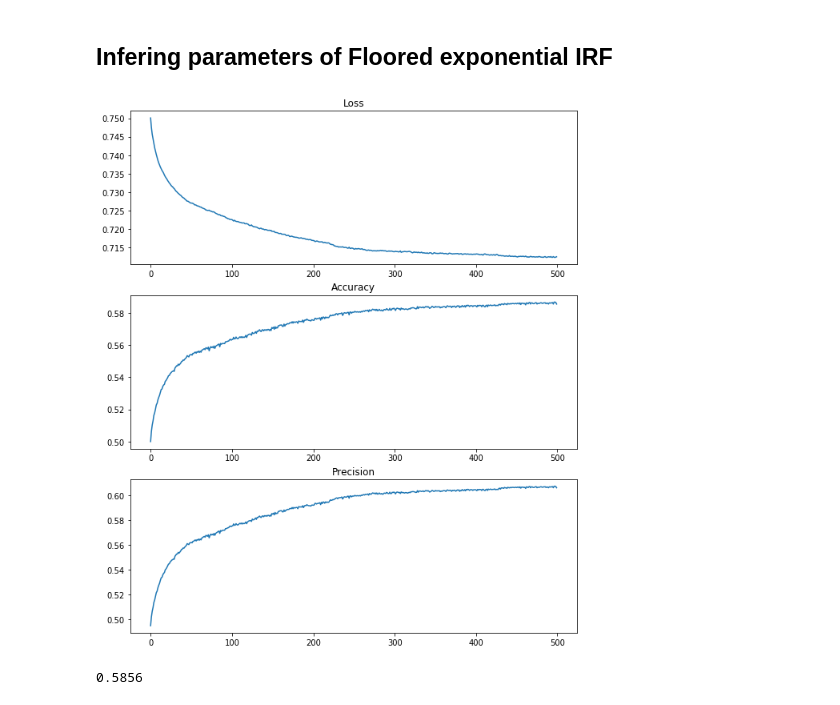
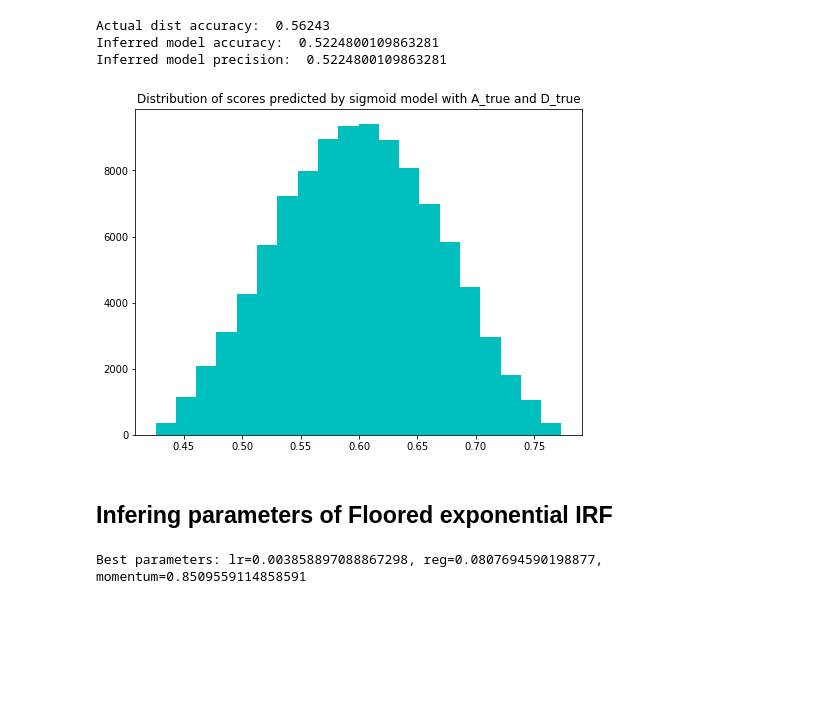
Before and after one commit to lfvarela/irt-explore, a Jupyter notebook: inference/train.ipynb, the cells around one changed output. Cells and saved outputs as stored; diff of their text form; code cells hidden in the pictures; blank space fills up the shorter version.

Commit message:
Major updates on code layout. New utils module takes care of common tasks.

```diff
--- a/inference/train.ipynb
+++ b/inference/train.ipynb
@@ -75,0 +1,25 @@ plt.show()
+# %%
+import models
+import utils
+import torch
+import torch.nn.functional as f
+import numpy as np
+import matplotlib.pyplot as plt
+
+%load_ext autoreload
+%autoreload 2
+
+torch.manual_seed(42)
+
+dtype = torch.float
+device = torch.device("cpu")
+# device = torch.device("cuda:0") # Uncomment this to run on GPU
+
+Y = torch.tensor(np.load('../datasets/floored_exp_correl.npy'), dtype=dtype)
+A_true = np.load('../datasets/students_correl.npy')
+D_true = np.load('../datasets/questions_correl.npy')
+# We assume we know the relevant concept of each question beforehand
+concepts = np.nonzero(D_true)
+num_students, num_concepts = A_true.shape
+num_questions = D_true.shape[0]
+guess_prob = 1/5
@@ -76,2 +59,22 @@ plt.show()
+# %%
+_A = torch.tensor(A_true, dtype=dtype)
+_D = torch.tensor(D_true, dtype=dtype)
+scores = models.two_param_sigmoid_irf(_A[:, concepts[1]], _D[concepts], guess_prob)
+preds = (scores >= 0.5).float()
+print('Actual dist accuracy: ', torch.sum(Y == preds).item() / (Y.shape[0] * Y.shape[1]))
+#print(f.binary_cross_entropy(scores, Y))
+print('Inferred model accuracy: ', train_acc[-1])
+print('Inferred model precision: ', precision[-1])
+# %% [output]
+Actual dist accuracy:  0.56243
+Inferred model accuracy:  0.5224800109863281
+Inferred model precision:  0.5224800109863281
+# %%
+plt.figure(figsize=(8,6))
+plt.title('Distribution of scores predicted by sigmoid model with A_true and D_true')
+plt.hist(scores.numpy().flatten(), color='c', bins=20)
+plt.show()
+# %% [output]
+[figure, added]
 # %% [markdown]
 ## Infering parameters of Floored exponential IRF
@@ -118,18 +81,7 @@ for t in range(500):
-# %%
-plt.figure(figsize=(10, 12))
-plt.subplot(311)
-plt.title('Loss')
-plt.plot(losses)
-plt.subplot(312)
-plt.title('Accuracy')
-plt.plot(train_acc)
-plt.subplot(313)
-plt.title('Precision')
-plt.plot(precision)
-plt.show()
-# %% [output]
-[figure, removed]
-# %%
-train_acc[-1]
-# %% [output]
-0.5856
+# %%
+init_params = (num_students, num_questions, num_concepts, concepts, guess_prob, 10)
+max_acc, best_params = utils.hyperparam_search(models.FE_Model, init_params, {'lr':(-6,-2), 'reg':(-3,1), 'momentum':(-1, 0)}, 10, 300, Y)
+
+print('Best parameters: lr={}, reg={}, momentum={}'.format(*best_params))
+# %% [output]
+Best parameters: lr=0.003858897088867298, reg=0.0807694590198877, momentum=0.8509559114858591
```
Also changed, not shown: parts of 16 cells of this notebook, 2 other files.
